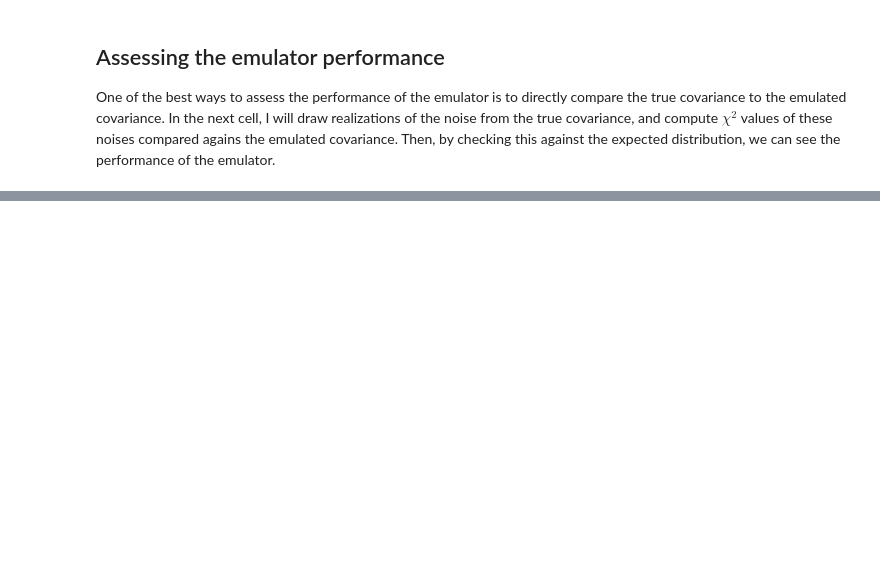
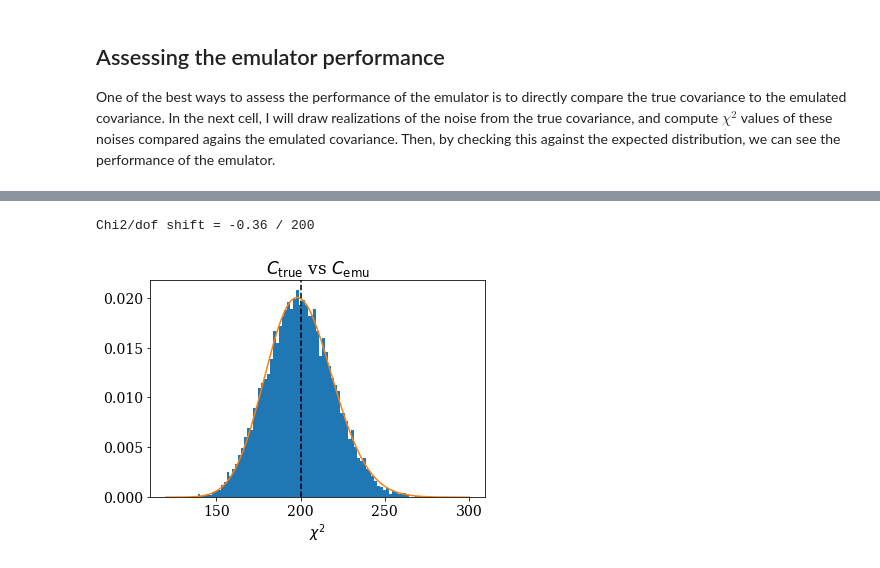
Before and after one commit to tmcclintock/covariance_emulator, a Jupyter notebook: notebooks/Emulating DES cosmic shear covariances.ipynb, the cells around one changed output, grey strips where cells are left out. Saved outputs shown, nothing was run; the diff lists cells and outputs as text; code cells hidden in the pictures; blank space fills up the shorter version.

Commit message:
Updated the matrix comparison to use chi2 distributions from noise realizations.

```diff
--- a/notebooks/Emulating DES cosmic shear covariances.ipynb
+++ b/notebooks/Emulating DES cosmic shear covariances.ipynb
@@ -210,0 +182,14 @@ chi2s = get_chi2s_between_Cs(test_cov, test_cov)
+# %%
+plt.hist(chi2s, density=True, bins=100)
+x = np.linspace(120, 300, 1000)
+plt.plot(x, stats.chi2.pdf(x, dof))
+plt.title(r"$C_{\rm true}$ vs $C_{\rm emu}$")
+plt.xlabel(r"$\chi^2$")
+plt.axvline(dof, color="k", ls="--")
+ax = plt.gca()
+#ax.text(0.7, 0.5, r"$\chi2=d^TC^{-1}d$", transform=ax.transAxes)
+print("Chi2/dof shift = %.2f / %d"%(np.mean(chi2s) - dof, dof))
+plt.savefig("chi2_realizations.png", dpi=300, bbox_inches="tight")
+# %% [output]
+Chi2/dof shift = -0.36 / 200
+[figure, added]
```
Also changed, not shown: parts of 24 cells of this notebook, 2 other files.
